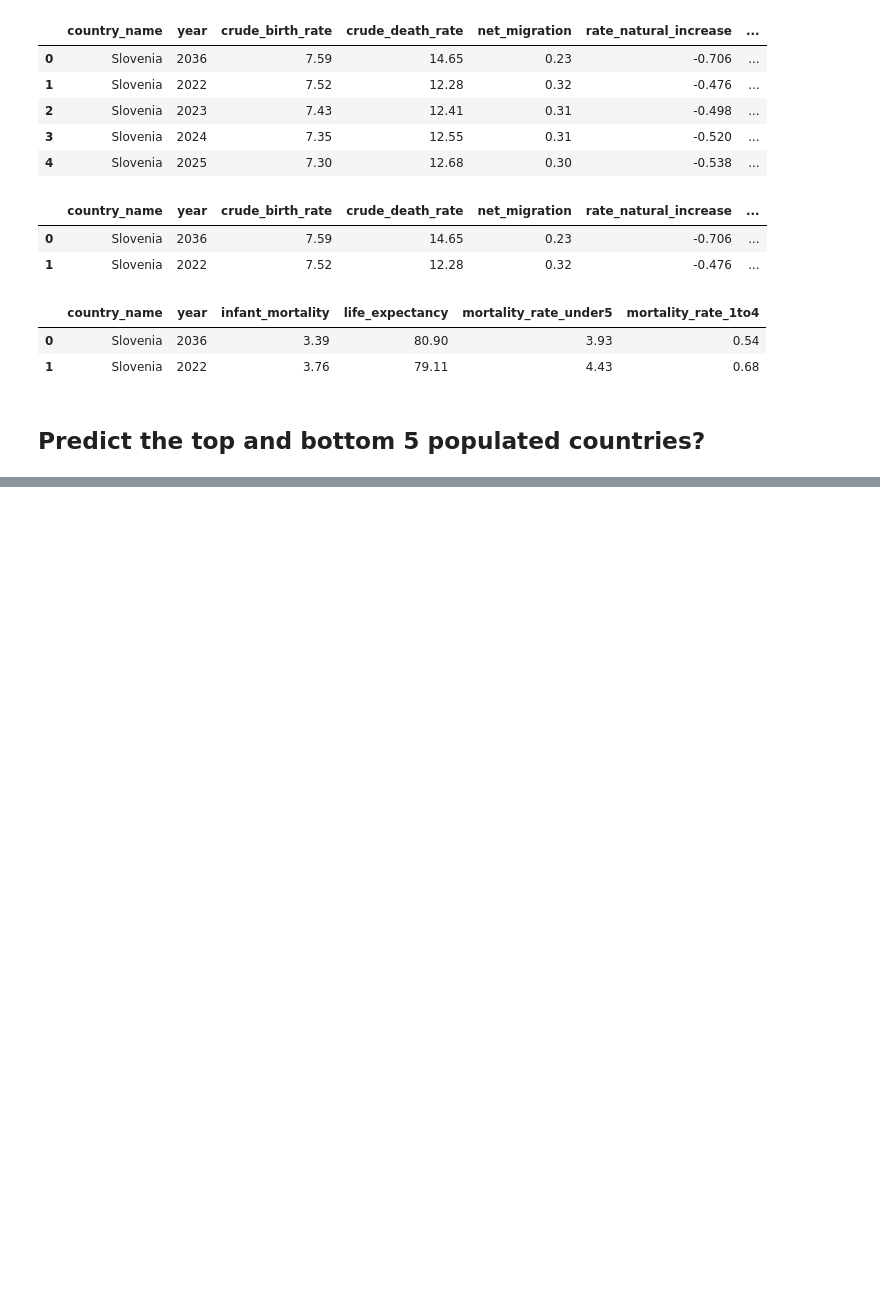
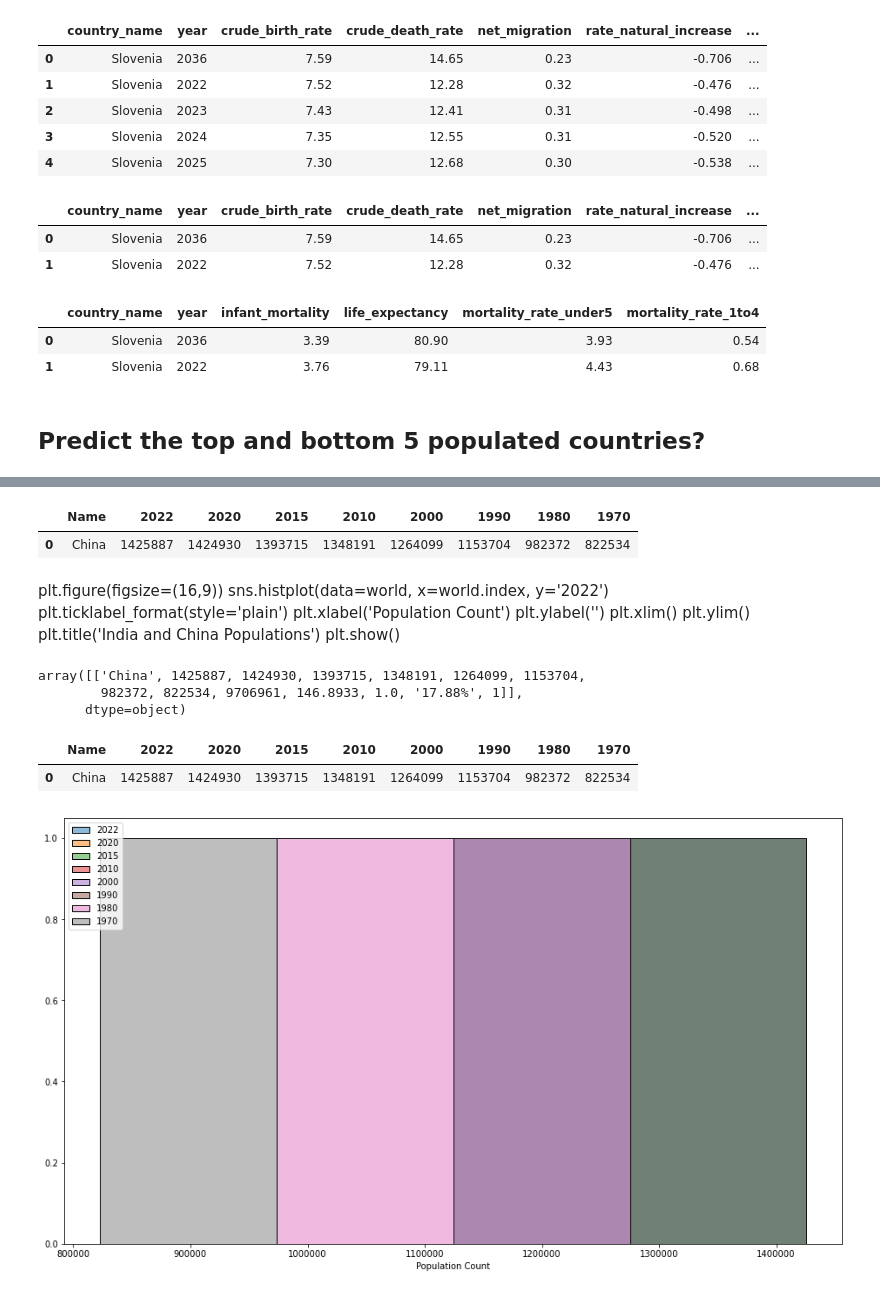
Before and after one commit to etclark3/indiv_project, a Jupyter notebook: notebook.ipynb, the cells around one changed output, grey strips where cells are left out. Drawn from its saved outputs; the diff is of its cells as text; code cells hidden in the pictures; blank space fills up the shorter version.

```diff
--- a/notebook.ipynb
+++ b/notebook.ipynb
@@ -568,0 +1390,27 @@ plt.show()
+# %%
+w = world.iloc[:1][['Name','2022', '2020','2015','2010','2000','1990','1980','1970']]
+w
+# %% [output]
+|  | Name | 2022 | 2020 | 2015 | 2010 | 2000 | 1990 | 1980 | 1970 |
+| 0 | China | 1425887 | 1424930 | 1393715 | 1348191 | 1264099 | 1153704 | 982372 | 822534 |
+# %% [markdown]
+plt.figure(figsize=(16,9))
+sns.histplot(data=world, x=world.index, y='2022')
+plt.ticklabel_format(style='plain')
+plt.xlabel('Population Count')
+plt.ylabel('')
+plt.xlim()
+plt.ylim()
+plt.title('India and China Populations')
+plt.show()
+# %%
+world.iloc[:1].values
+# %% [output]
+array([['China', 1425887, 1424930, 1393715, 1348191, 1264099, 1153704,
+        982372, 822534, 9706961, 146.8933, 1.0, '17.88%', 1]],
+      dtype=object)
+# %%
+world.loc[:0][['Name','2022', '2020','2015','2010','2000','1990','1980','1970']]
+# %% [output]
+|  | Name | 2022 | 2020 | 2015 | 2010 | 2000 | 1990 | 1980 | 1970 |
+| 0 | China | 1425887 | 1424930 | 1393715 | 1348191 | 1264099 | 1153704 | 982372 | 822534 |
@@ -568,0 +1419,12 @@ plt.show()
+# %%
+plt.figure(figsize=(16,9))
+sns.histplot(world.iloc[:1][['Name','2022', '2020','2015','2010','2000','1990','1980','1970']])
+plt.ticklabel_format(style='plain')
+plt.xlabel('Population Count')
+plt.ylabel('')
+#plt.xlim(400000,)
+#plt.ylim(0,5)
+plt.title('')
+plt.show()
+# %% [output]
+[figure, added]
```
Also changed, not shown: parts of 148 cells of this notebook.
